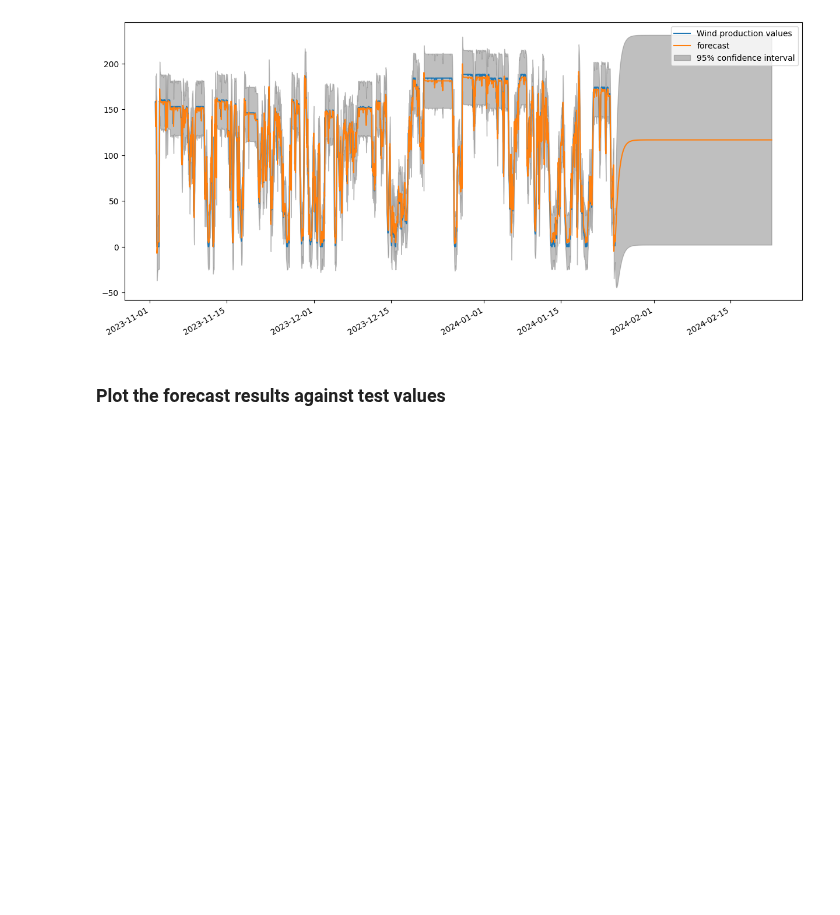
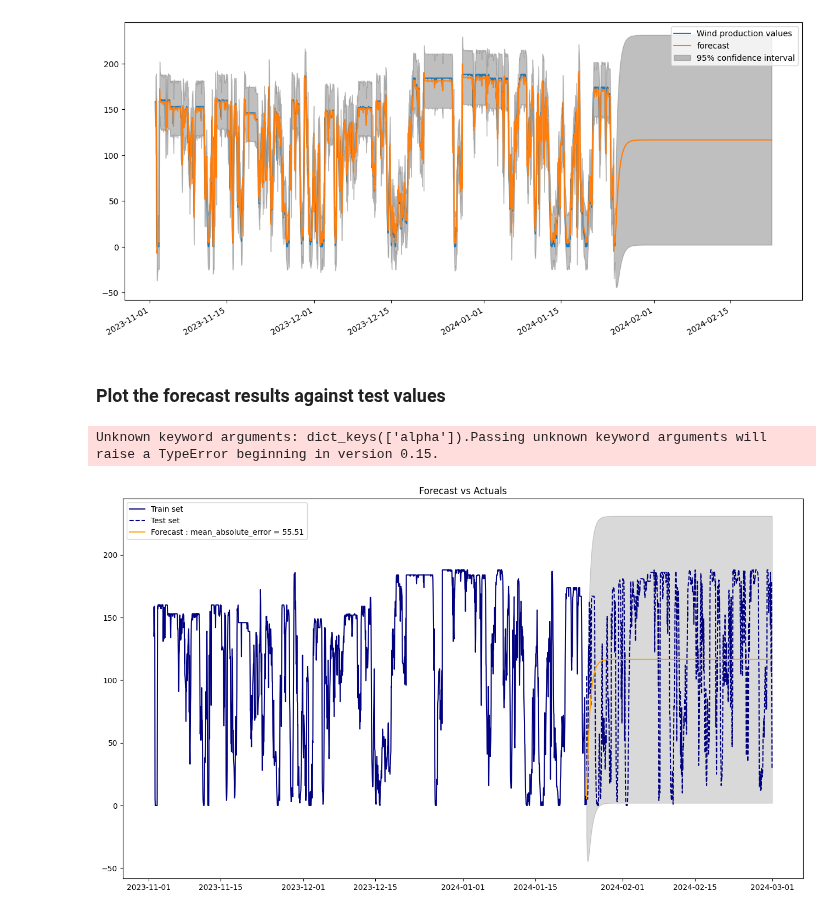
Before and after one commit to DridrM/renewable-energy-forecast, a Jupyter notebook: notebooks/training/training_with_SARIMA.ipynb, the cells around one changed output. Cells and saved outputs as stored; diff of their text form; code cells hidden in the pictures; blank space fills up the shorter version.

Commit message:
Compute the MAE of the fitted ARIMA model

```diff
--- a/notebooks/training/training_with_SARIMA.ipynb
+++ b/notebooks/training/training_with_SARIMA.ipynb
@@ -270,0 +313,10 @@ plot_predict(arima, start = 1, end = 2700, ax = axs);
+# %%
+# Plot the forecast
+plot_forecast(arima,
+              gen_data_train["value"],
+              gen_data_test["value"],
+              confidence_prob = 0.05,
+              performance_metric = mean_absolute_error)
+# %% [output]
+Unknown keyword arguments: dict_keys(['alpha']).Passing unknown keyword arguments will raise a TypeError beginning in version 0.15.
+[figure, added]
```
Also changed, not shown: parts of 4 cells of this notebook.
